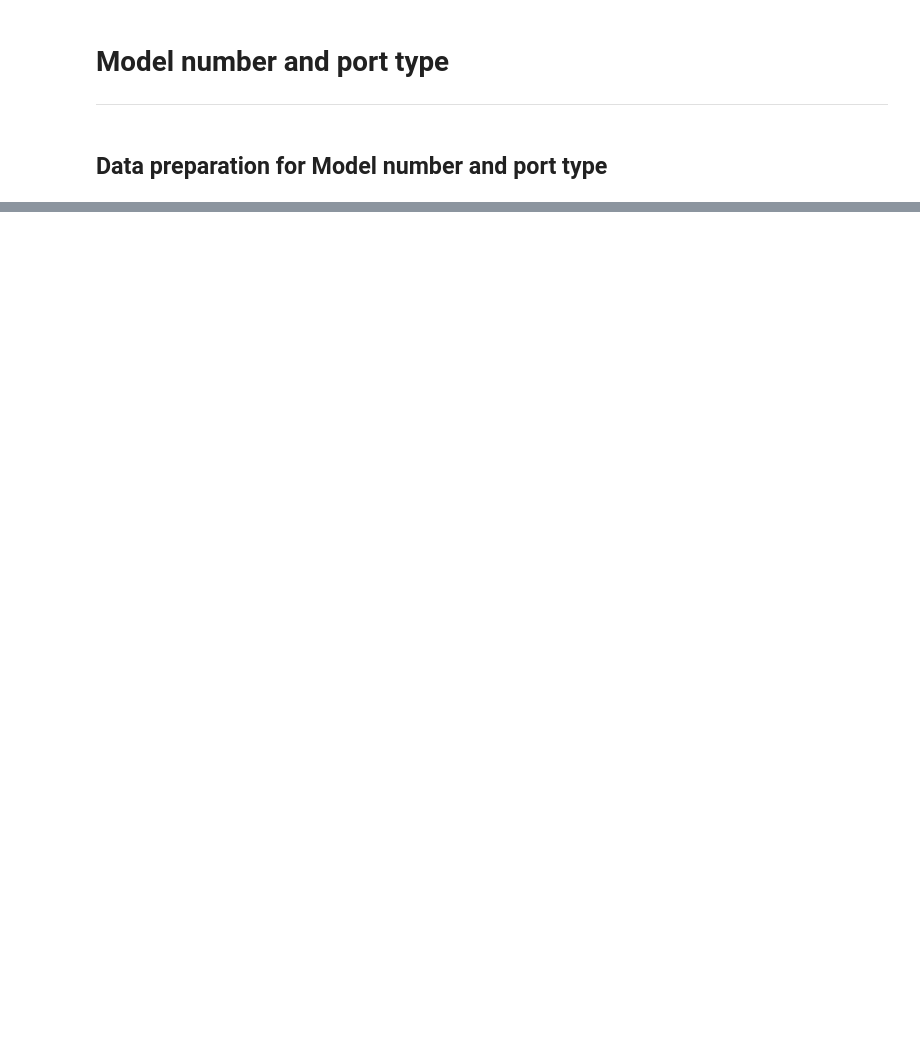
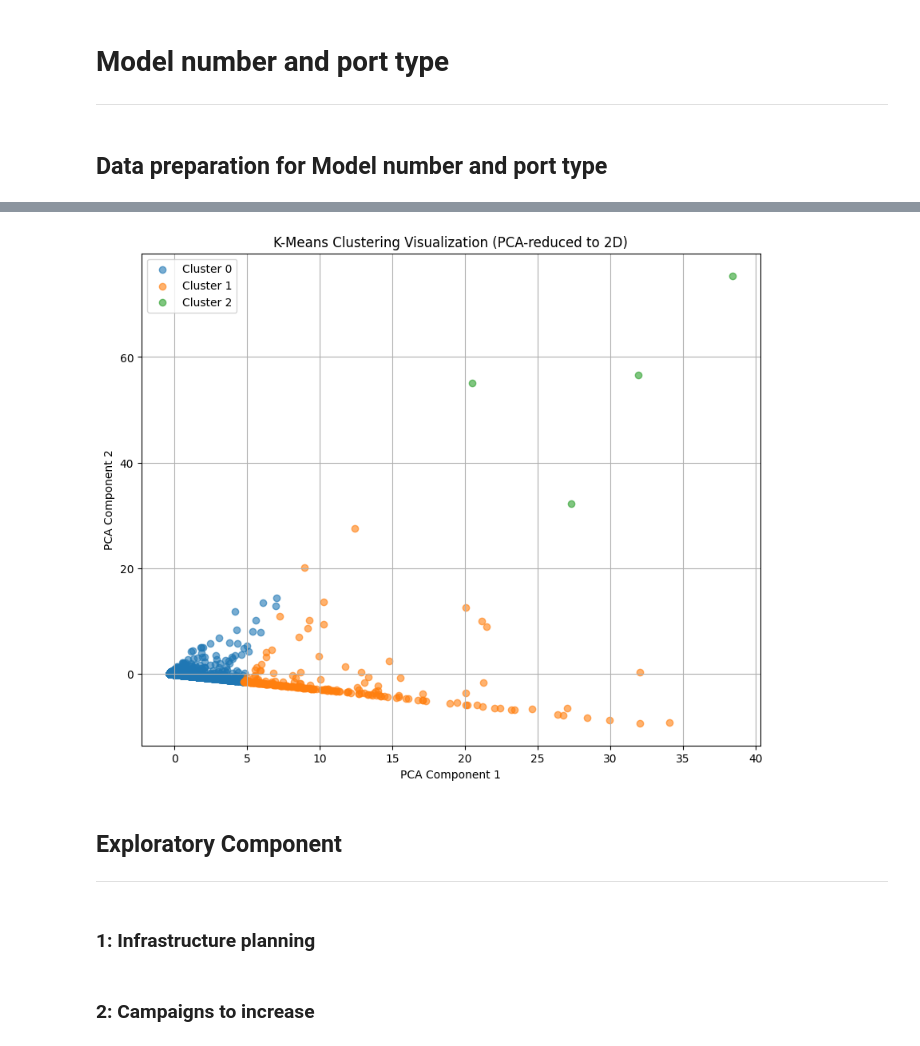
Before and after one commit to DitteGilsfeldt/42577-Introduction-to_Business_Analytics__Project, a Jupyter notebook: Test.ipynb, the cells around one changed output, grey strips where cells are left out. Drawn from its saved outputs; the diff is of its cells as text; code cells hidden in the pictures; blank space fills up the shorter version.

```diff
--- a/Test.ipynb
+++ b/Test.ipynb
@@ -343,0 +409,10 @@ KeyError: "['Model Number'] not in index"
+# %%
+# One-hot encode 'Model Number' and 'Port Type'
+one_hot_encoded_data = pd.get_dummies(focused_data, columns=['Model Number', 'Port Type'])
+
+# Aggregate features by User ID
+aggregated_data = one_hot_encoded_data.groupby('User ID').sum()
+
+# Display the first few rows of the feature-engineered dataset
+print("Feature Engineered Dataset for Clustering:")
+print(aggregated_data.head())
@@ -343,0 +476,16 @@ KeyError: "['Model Number'] not in index"
+# %%
+# Assuming 'aggregated_data' and 'scaled_data' were previously defined:
+# Reapply K-Means clustering
+optimal_k = 3  # Based on the elbow plot observation
+kmeans = KMeans(n_clusters=optimal_k, random_state=42)
+clusters = kmeans.fit_predict(scaled_data)
+
+# Add cluster labels to the original aggregated dataset
+aggregated_data['Cluster'] = clusters
+
+# Analyze the clusters
+cluster_summary = aggregated_data.groupby('Cluster').mean()
+
+# Display the cluster summary
+print("Clustered Data Sample:")
+print(aggregated_data.head())
@@ -343,0 +501,25 @@ KeyError: "['Model Number'] not in index"
+# %%
+# Reduce the dimensions of the scaled data to 2D using PCA for visualization
+pca = PCA(n_components=2)
+reduced_data = pca.fit_transform(scaled_data)
+
+# Create a scatter plot of the clusters
+plt.figure(figsize=(10, 8))
+for cluster in range(optimal_k):
+    cluster_points = reduced_data[aggregated_data['Cluster'] == cluster]
+    plt.scatter(cluster_points[:, 0], cluster_points[:, 1], label=f'Cluster {cluster}', alpha=0.6)
+
+plt.title('K-Means Clustering Visualization (PCA-reduced to 2D)')
+plt.xlabel('PCA Component 1')
+plt.ylabel('PCA Component 2')
+plt.legend()
+plt.grid()
+# %% [output]
+[figure, added]
+# %% [markdown]
+## **Exploratory Component**
+---
+# %% [markdown]
+### **1: Infrastructure planning**
+# %% [markdown]
+### **2: Campaigns to increase**
```
Also changed, not shown: parts of 22 cells of this notebook.
